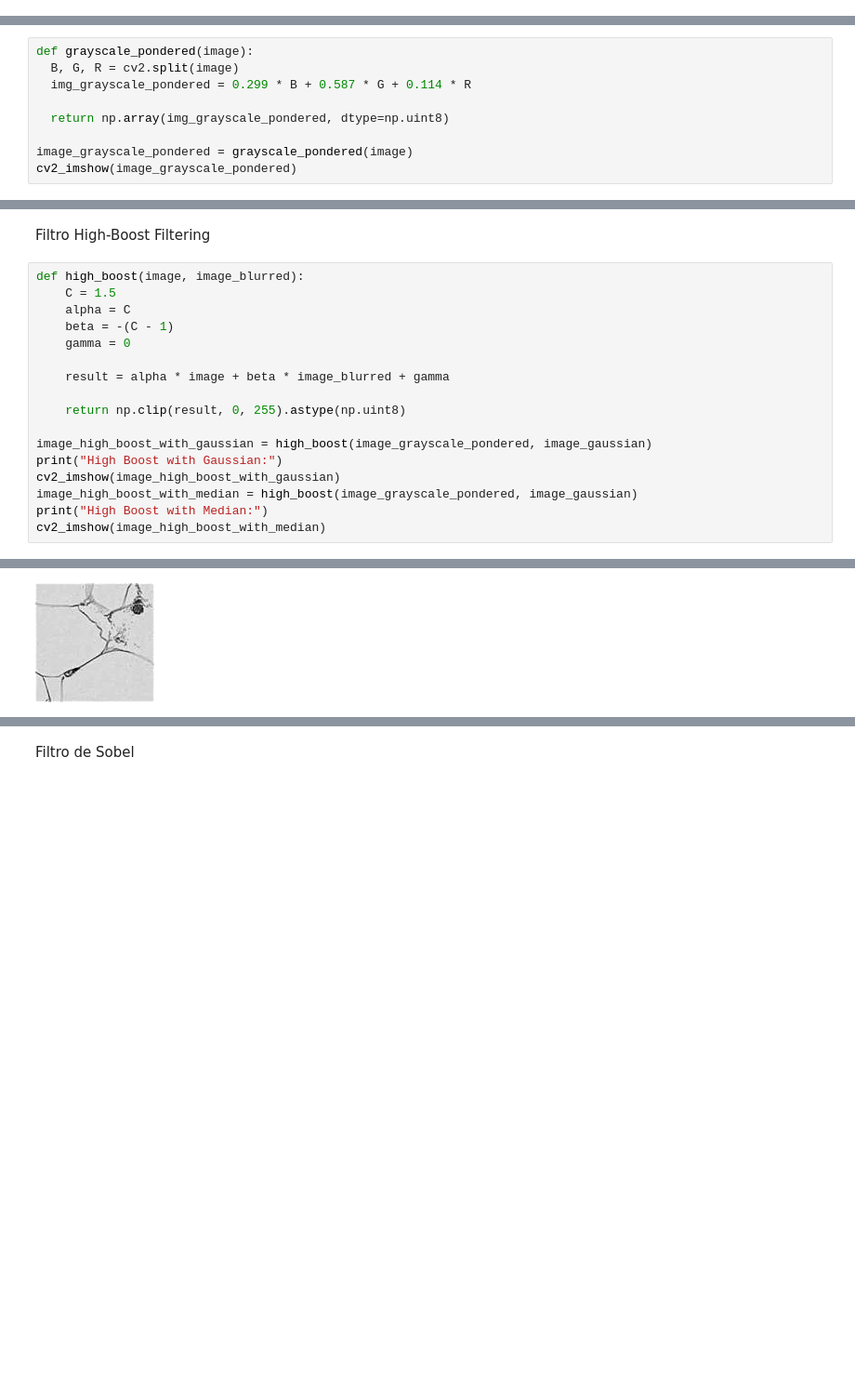
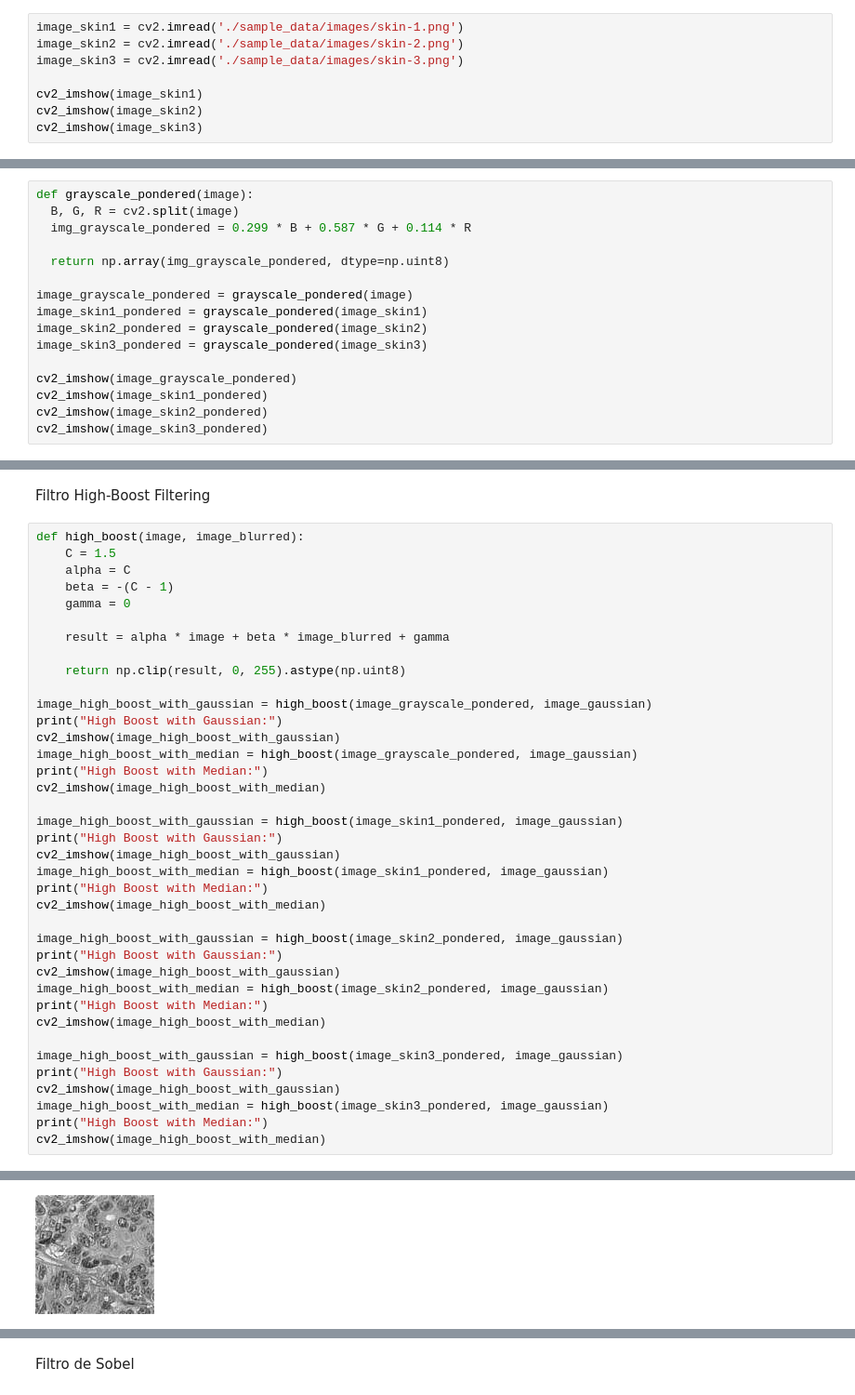
Before and after one commit to DanielAraldiEDU/one-off-operations-and-spatial-filtering, a Jupyter notebook: src/main.ipynb, the cells around one changed output, grey strips where cells are left out. Shown at 93% size. Cells and saved outputs as stored; diff of their text form; blank space fills up the shorter version.

```diff
--- a/src/main.ipynb
+++ b/src/main.ipynb
@@ -90,0 +78,8 @@ cv2_imshow(image)
+# %%
+image_skin1 = cv2.imread('./sample_data/images/skin-1.png')
+image_skin2 = cv2.imread('./sample_data/images/skin-2.png')
+image_skin3 = cv2.imread('./sample_data/images/skin-3.png')
+
+cv2_imshow(image_skin1)
+cv2_imshow(image_skin2)
+cv2_imshow(image_skin3)
@@ -183,5 +177,12 @@ def grayscale_pondered(image):
   return np.array(img_grayscale_pondered, dtype=np.uint8)
 
 image_grayscale_pondered = grayscale_pondered(image)
+image_skin1_pondered = grayscale_pondered(image_skin1)
+image_skin2_pondered = grayscale_pondered(image_skin2)
+image_skin3_pondered = grayscale_pondered(image_skin3)
+
 cv2_imshow(image_grayscale_pondered)
+cv2_imshow(image_skin1_pondered)
+cv2_imshow(image_skin2_pondered)
+cv2_imshow(image_skin3_pondered)
 # %% [output]
@@ -320,21 +363,42 @@ Filtro High-Boost Filtering
 # %%
 def high_boost(image, image_blurred):
     C = 1.5
     alpha = C
     beta = -(C - 1)
     gamma = 0
 
     result = alpha * image + beta * image_blurred + gamma
 
     return np.clip(result, 0, 255).astype(np.uint8)
 
 image_high_boost_with_gaussian = high_boost(image_grayscale_pondered, image_gaussian)
 print("High Boost with Gaussian:")
 cv2_imshow(image_high_boost_with_gaussian)
 image_high_boost_with_median = high_boost(image_grayscale_pondered, image_gaussian)
 print("High Boost with Median:")
 cv2_imshow(image_high_boost_with_median)
+
+image_high_boost_with_gaussian = high_boost(image_skin1_pondered, image_gaussian)
+print("High Boost with Gaussian:")
+cv2_imshow(image_high_boost_with_gaussian)
+image_high_boost_with_median = high_boost(image_skin1_pondered, image_gaussian)
+print("High Boost with Median:")
+cv2_imshow(image_high_boost_with_median)
+
+image_high_boost_with_gaussian = high_boost(image_skin2_pondered, image_gaussian)
+print("High Boost with Gaussian:")
+cv2_imshow(image_high_boost_with_gaussian)
+image_high_boost_with_median = high_boost(image_skin2_pondered, image_gaussian)
+print("High Boost with Median:")
+cv2_imshow(image_high_boost_with_median)
+
+image_high_boost_with_gaussian = high_boost(image_skin3_pondered, image_gaussian)
+print("High Boost with Gaussian:")
+cv2_imshow(image_high_boost_with_gaussian)
+image_high_boost_with_median = high_boost(image_skin3_pondered, image_gaussian)
+print("High Boost with Median:")
+cv2_imshow(image_high_boost_with_median)
 # %% [output]
 High Boost with Gaussian:
-[figure, old version]
+[figure, new version]
 High Boost with Median:
```
Also changed, not shown: parts of 19 cells of this notebook.
